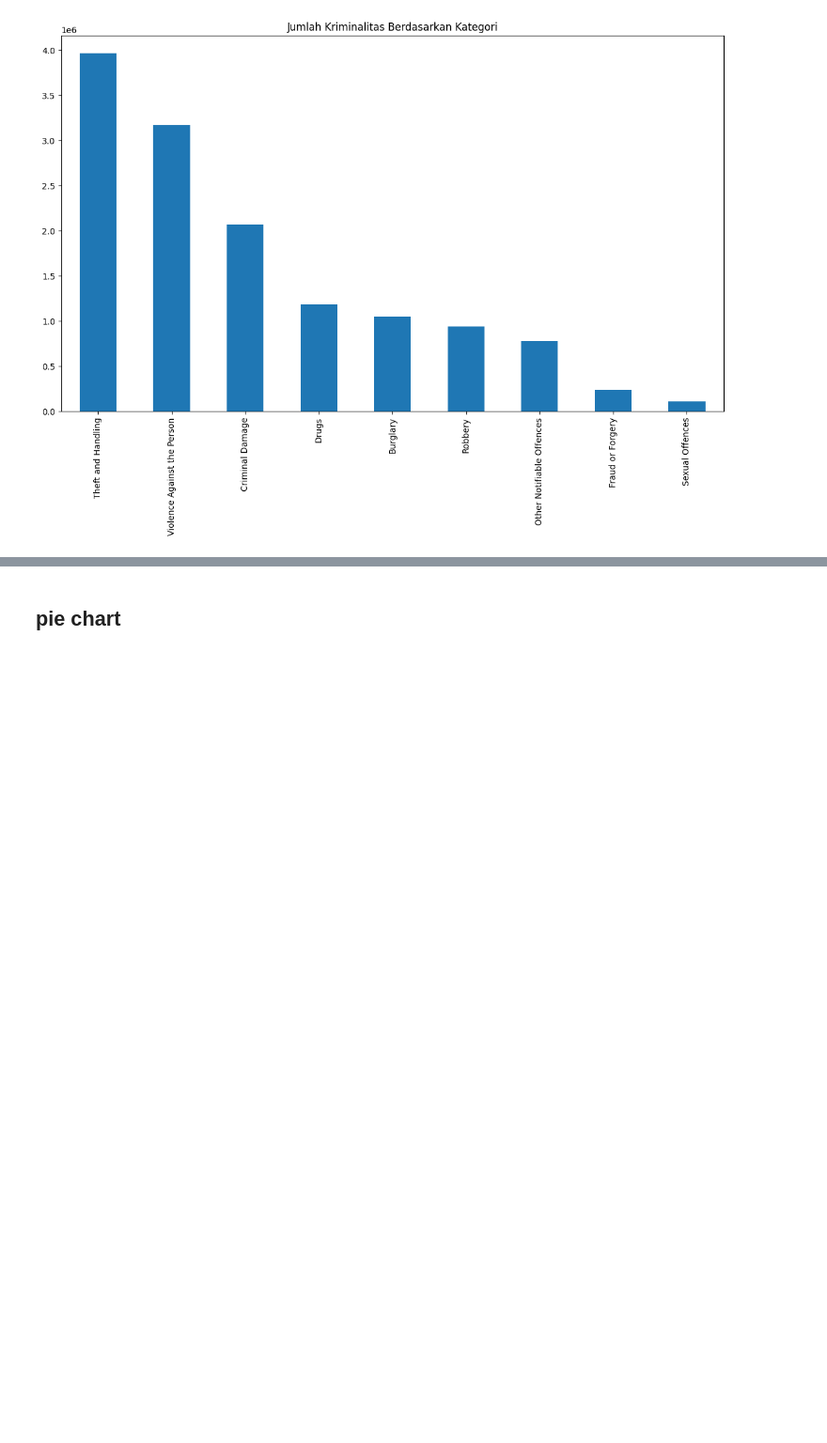
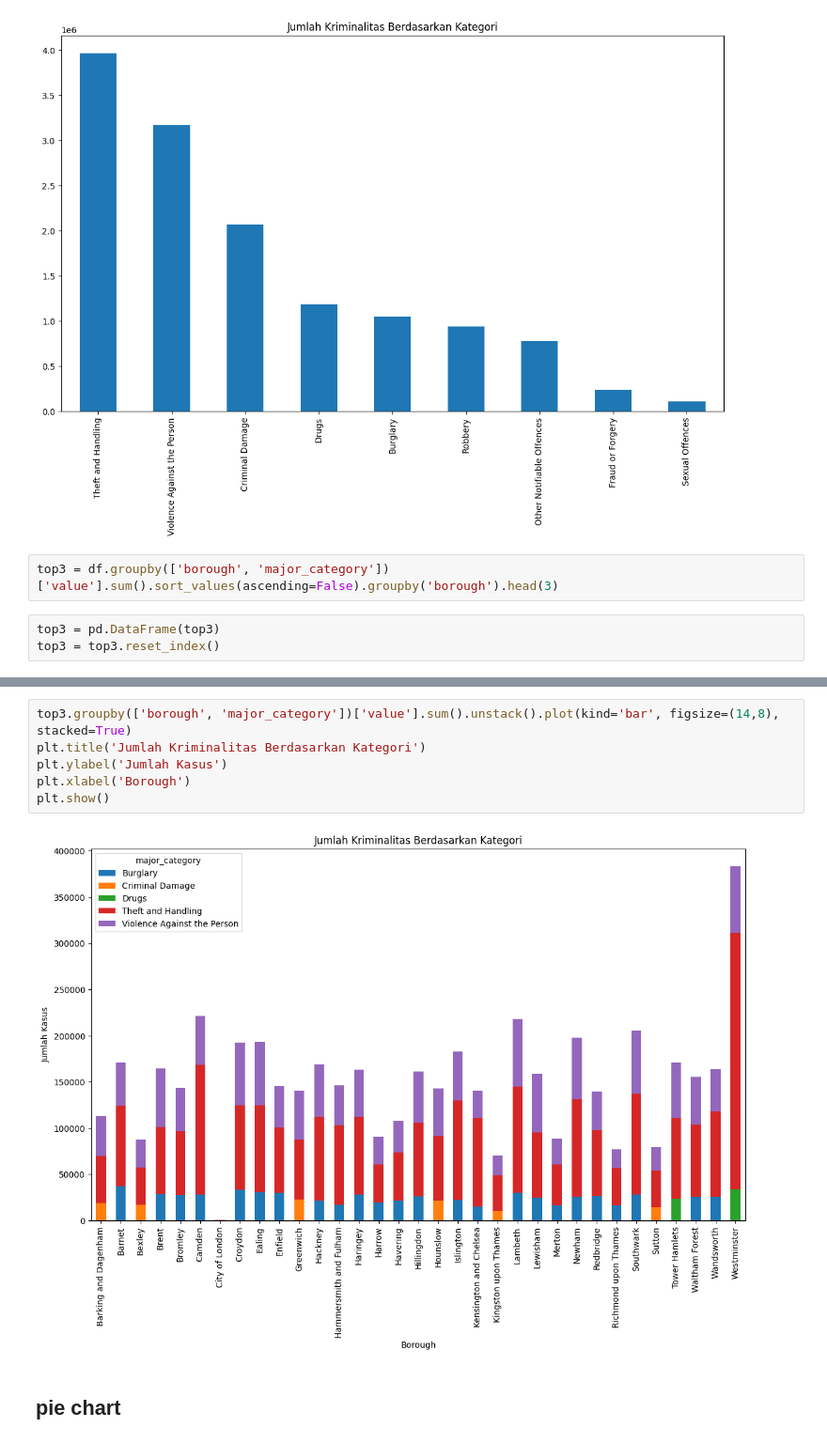
Before and after one commit to Red651/Hacktivate8Python, a Jupyter notebook: Python_assigment/PYTHN_assgn_1_4_Muhammad_Farhan_Atsar_Ghiffari.ipynb, the cells around one changed output, grey strips where cells are left out. Shown at 94% size. Saved outputs shown, nothing was run; the diff lists cells and outputs as text; blank space fills up the shorter version.

```diff
--- a/Python_assigment/PYTHN_assgn_1_4_Muhammad_Farhan_Atsar_Ghiffari.ipynb
+++ b/Python_assigment/PYTHN_assgn_1_4_Muhammad_Farhan_Atsar_Ghiffari.ipynb
@@ -108,3 +100,8 @@ plt.show()
 ax = df['major_category'].value_counts().plot(kind='bar', figsize=(14,8), title="Jumlah Kriminalitas Berdasarkan Kategori")
 # %% [output]
 [figure]
+# %%
+top3 = df.groupby(['borough', 'major_category'])['value'].sum().sort_values(ascending=False).groupby('borough').head(3)
+# %%
+top3 = pd.DataFrame(top3)
+top3 = top3.reset_index()
@@ -111,3 +122,11 @@ ax = df['major_category'].value_counts().plot(kind='bar', figsize=(14,8), title=
+# %%
+top3.groupby(['borough', 'major_category'])['value'].sum().unstack().plot(kind='bar', figsize=(14,8), stacked=True)
+plt.title('Jumlah Kriminalitas Berdasarkan Kategori')
+plt.ylabel('Jumlah Kasus')
+plt.xlabel('Borough')
+plt.show()
+# %% [output]
+[figure, added]
 # %% [markdown]
 ## pie chart
 # %%
```
Also changed, not shown: parts of 10 cells of this notebook.
